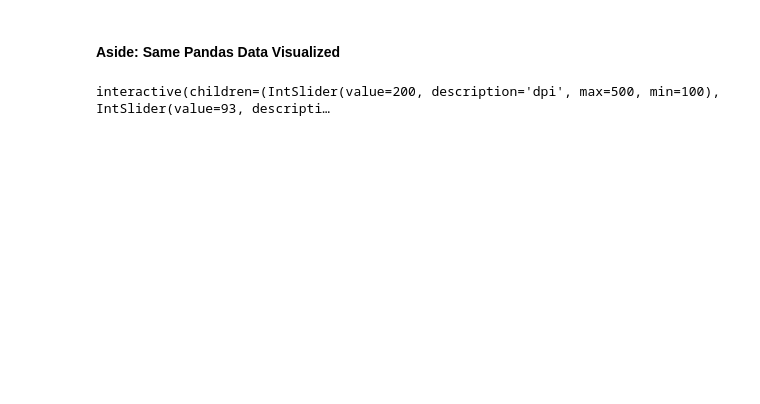
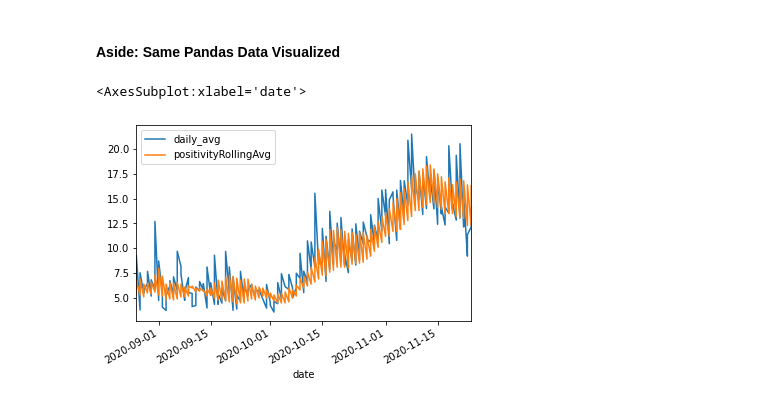
Before and after one commit to darrida/darrida-fastpages, a Jupyter notebook: _notebooks/2020-11-23-Print Simple Tables.ipynb, the cells around one changed output. Drawn from its saved outputs; the diff is of its cells as text; code cells hidden in the pictures; blank space fills up the shorter version.

Commit message:
adjusted test post to remove unwanted output

```diff
--- a/_notebooks/2020-11-23-Print Simple Tables.ipynb
+++ b/_notebooks/2020-11-23-Print Simple Tables.ipynb
@@ -254,7 +236,36 @@ print(tabulate(county_test_pos_rates_df.sort_values(['CountyName', 'date']), hea
 +----+--------------+-------------+-----------------+------------------------+-------------------+------------+---------------------+-------------+
 # %% [markdown]
 #### Aside: Same Pandas Data Visualized
+# %%
+import matplotlib.pyplot as plt
+from datetime import datetime
+import numpy as np
+import pandas as pd
+import requests
+
+query_url = 'https://idph.illinois.gov/DPHPublicInformation/api/COVID/GetResurgenceData?regionID=8&daysIncluded=90' # max is 170 days #+ selectedRegion + '&daysIncluded=' + chartRange
+page = requests.get(query_url)
+
+positivity_rates = page.json()['CountyTestPositivityReports']
+
+flattened_positivity_rates = []
+for dates in positivity_rates:
+    for county in dates['countyTestPositivities']:
+        county['date'] = datetime.strptime(dates['reportDate'], "%Y-%m-%dT%H:%M:%S")
+        flattened_positivity_rates.append(county)
+
+county_test_pos_rates_df = pd.DataFrame(flattened_positivity_rates)
+county_test_pos_rates_df['daily_avg'] = (county_test_pos_rates_df['positive_test'] / county_test_pos_rates_df['totalTest']) * 100
+
+county_test_pos_rates_df.plot(y=['daily_avg', 'positivityRollingAvg'], x='date')
+# %% [output]
+<AxesSubplot:xlabel='date'>
+[figure, added]
 # %%
+#collapse-hide
+
+# SAME GRAPH, BUT WITH INTERACTIVE ADJUSTMENTS
+
 import matplotlib.pyplot as plt
 import matplotlib as mpl
 from ipywidgets import interact
@@ -278,10 +289,8 @@ county_test_pos_rates_df = pd.DataFrame(flattened_positivity_rates)
 county_test_pos_rates_df['daily_avg'] = (county_test_pos_rates_df['positive_test'] / county_test_pos_rates_df['totalTest']) * 100
 
 @interact(dpi=(100, 500), days=(30, 93, 7))
-def graph(dpi=200, days=93):
+def graph(dpi=100, days=93):
     mpl.rcParams['figure.dpi'] = dpi
     number_prev_days = datetime.today() - timedelta (days)
     filtered_df=county_test_pos_rates_df.query(f"date <= '{datetime.today()}' and date >= '{number_prev_days}'")
     filtered_df.plot(y=['daily_avg', 'positivityRollingAvg'], x='date')
-# %% [output]
-interactive(children=(IntSlider(value=200, description='dpi', max=500, min=100), IntSlider(value=93, descripti…
```
Also changed, not shown: parts of 1 cell of this notebook.
